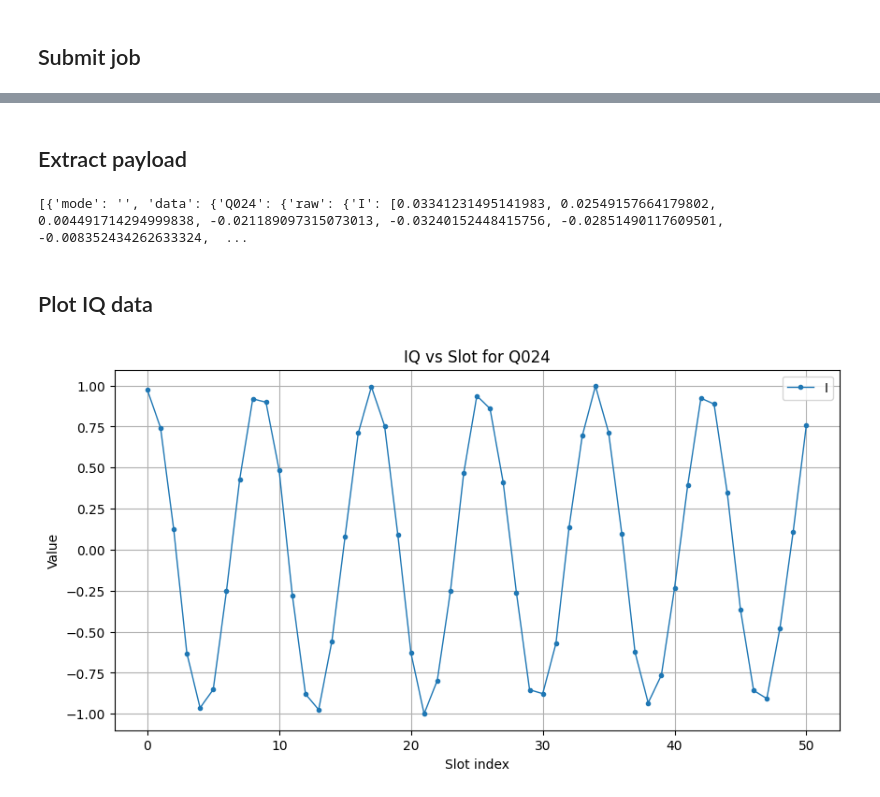
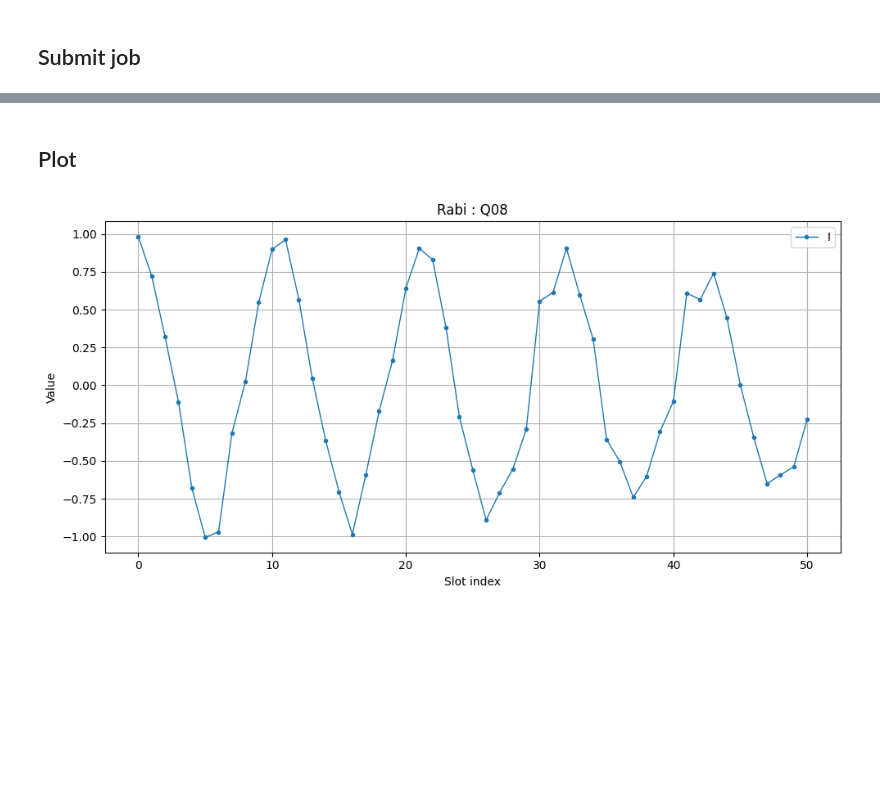
Before and after one commit to orangekame3/oqtopus-sse-pulse, a Jupyter notebook: check_rabi.ipynb, the cells around one changed output, grey strips where cells are left out. Saved outputs shown, nothing was run; the diff lists cells and outputs as text; code cells hidden in the pictures; blank space fills up the shorter version.

Commit message:
feat: add plotter

```diff
--- a/check_rabi.ipynb
+++ b/check_rabi.ipynb
@@ -2,17 +2,29 @@
 ## Submit job
 # %%
 from quri_parts_oqtopus.backend import OqtopusSseBackend
-from pathlib import Path
+from src.adapter import QuriAdapter, collect_payloads_from_job
+
+DEVICE = "anemone"
+PROGRAM = "check_rabi"
 
 backend = OqtopusSseBackend()
 
 job = backend.run_sse(
-    file_path="program/check_rabi.py",
-    device_id="urchin-pulse",
-    name="check_rabi",
+    file_path=f"program/{DEVICE}/{PROGRAM}.py",
+    device_id=f"{DEVICE}-pulse",
+    name=PROGRAM,
 )
 print(f"job_id = {job.job_id}")
+
 job.wait_for_completion()
-print(f"job_status = {job.status}")
-print(f"elapsed_time={job.execution_time}")
+print(f"job_status = {job.status}  elapsed={job.execution_time}")
+
+adapter = QuriAdapter(backend)
+
+payloads = collect_payloads_from_job(
+    backend=adapter,
+    job_id=job.job_id,
+)
+
+print("sample:", payloads[:3], f"... len={len(payloads)}")
 # %% [output]
@@ -71,42 +34,9 @@ extracted file: [PosixPath('extracted/sselog_068db9ea-2552-747a-8000-ee7fd92dad7
-# %% [markdown]
-## Extract payload
-# %%
-from pathlib import Path
-import ast
-
-payloads = []
-with new_log_path.open(encoding="utf-8") as f:
-    for line in f:
-        if "payload=" in line:
-            rhs = line.split("payload=", 1)[1].strip()
-            try:
-                data = ast.literal_eval(rhs)
-                payloads.append(data)
-            except Exception as e:
-                print("parse error:", e)
-
-print(payloads)
-# %% [output]
-[{'mode': '', 'data': {'Q024': {'raw': {'I': [0.03341231495141983, 0.02549157664179802, 0.004491714294999838, -0.021189097315073013, -0.03240152448415756, -0.02851490117609501, -0.008352434262633324,  ...
 # %% [markdown]
-## Plot IQ data
+## Plot
-# %%
-import matplotlib.pyplot as plt
-p = payloads[0]
-
-raw = p["data"]["Q024"]["normalized"]
-i = raw["I"]
-q = raw["Q"]
-
-slots = list(range(len(i)))
-
-plt.figure(figsize=(10, 5))
-plt.plot(slots, i, label="I", marker="o", markersize=3, linewidth=1)
-plt.xlabel("Slot index")
-plt.ylabel("Value")
-plt.title("IQ vs Slot for Q024")
-plt.legend()
-plt.grid(True)
-plt.show()
-# %% [output]
-[figure, removed]
+# %%
+from src.plotters import plot_payload
+
+p = payloads[0]
+fig, ax = plot_payload(p, program=PROGRAM)
+# %% [output]
+[figure, added]
```
Also changed, not shown: parts of 5 cells of this notebook, 13 other files.
